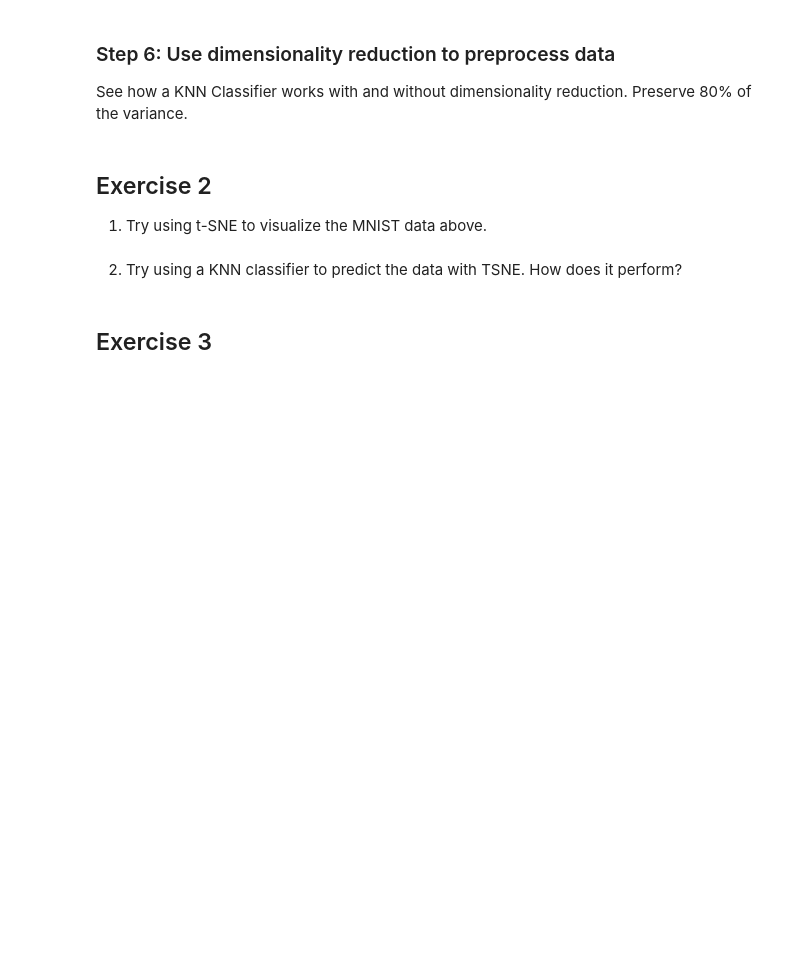
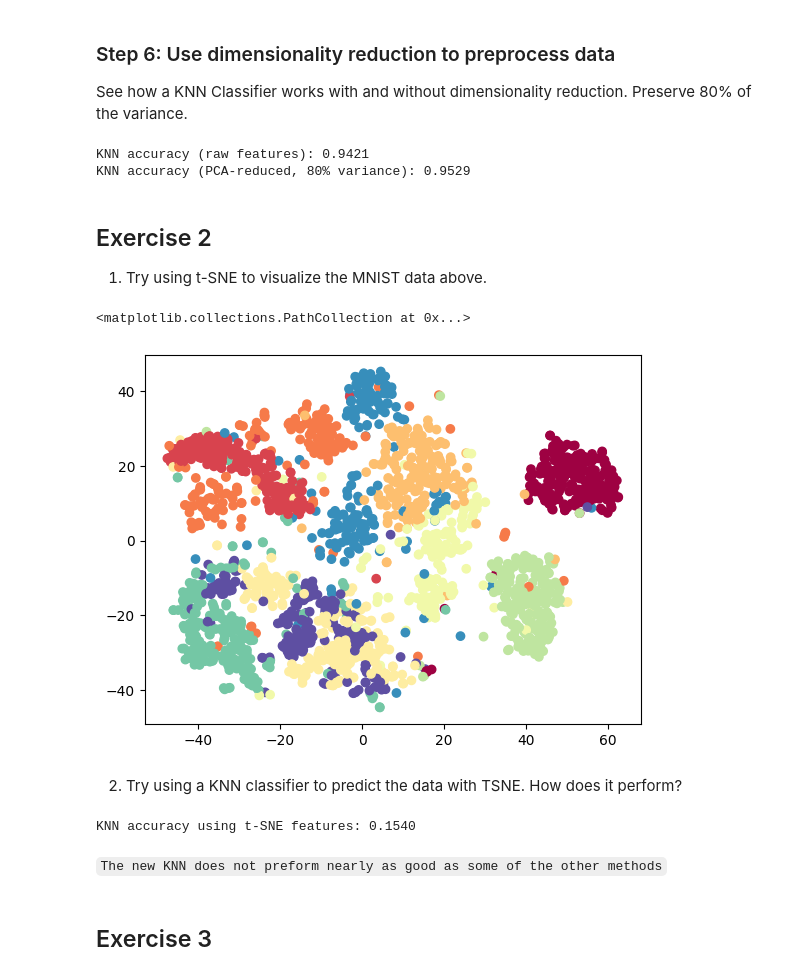
Before and after one commit to SU-IST707-FS25/week-4-materials-ZASilverstein, a Jupyter notebook: assignment.ipynb, the cells around one changed output. Drawn from its saved outputs; the diff is of its cells as text; code cells hidden in the pictures; blank space fills up the shorter version.

```diff
--- a/assignment.ipynb
+++ b/assignment.ipynb
@@ -109,17 +109,62 @@ plot_mnist_digit(digit_reconstructed)
 
 See how a KNN Classifier works with and without dimensionality reduction. Preserve 80% of the variance.
 # %%
-# Your code here
+from sklearn.neighbors import KNeighborsClassifier
+
+#without dimensionality reduction
+knn = KNeighborsClassifier()
+knn.fit(X_mnist_train, y_mnist_train)
+y_pred = knn.predict(X_mnist_test)
+acc_knn_wo = accuracy_score(y_mnist_test, y_pred)
+print(f"KNN accuracy (raw features): {acc_knn_wo:.4f}")
+
+#with dimensionality reduction
+pca_80 = PCA(0.80)
+X_train_pca = pca_80.fit_transform(X_mnist_train)
+X_test_pca = pca_80.transform(X_mnist_test)
+knn.fit(X_train_pca, y_mnist_train)
+y_pred_pca = knn.predict(X_test_pca)
+acc_knn_w_pca = accuracy_score(y_mnist_test, y_pred_pca)
+print(f"KNN accuracy (PCA-reduced, 80% variance): {acc_knn_w_pca:.4f}")
+# %% [output]
+KNN accuracy (raw features): 0.9421
+KNN accuracy (PCA-reduced, 80% variance): 0.9529
 # %% [markdown]
 ## Exercise 2
 <!-- @q -->
 1. Try using t-SNE to visualize the MNIST data above.
 # %%
-# Your code here
+from sklearn.manifold import TSNE
+
+X_subset = X_mnist_train[:2000]
+y_subset = y_mnist_train[:2000]
+
+tsne = TSNE(n_components=2, random_state=42)
+X_tsne = tsne.fit_transform(X_subset)
+
+plt.scatter(X_tsne[:, 0], X_tsne[:, 1], c=y_subset, cmap=plt.cm.Spectral)
+# %% [output]
+<matplotlib.collections.PathCollection at 0x...>
+[figure, added]
 # %% [markdown]
 2. Try using a KNN classifier to predict the data with TSNE.  How does it perform?
 # %%
-# Your code here
+X_test_subset = X_mnist_test[:500]
+y_test_subset = y_mnist_test[:500]
+
+tsne = TSNE(n_components=2, random_state=42)
+X_test_tsne = tsne.fit_transform(X_test_subset)
+
+knn_tsne = KNeighborsClassifier()
+knn_tsne.fit(X_tsne, y_subset)
+y_pred_tsne = knn_tsne.predict(X_test_tsne)
+
+acc_tsne = accuracy_score(y_test_subset, y_pred_tsne)
+print(f"KNN accuracy using t-SNE features: {acc_tsne:.4f}")
+# %% [output]
+KNN accuracy using t-SNE features: 0.1540
+# %% [markdown]
+`The new KNN does not preform nearly as good as some of the other methods`
 # %% [markdown]
 ## Exercise 3
 # %% [markdown]
```
Also changed, not shown: parts of 8 cells of this notebook.
